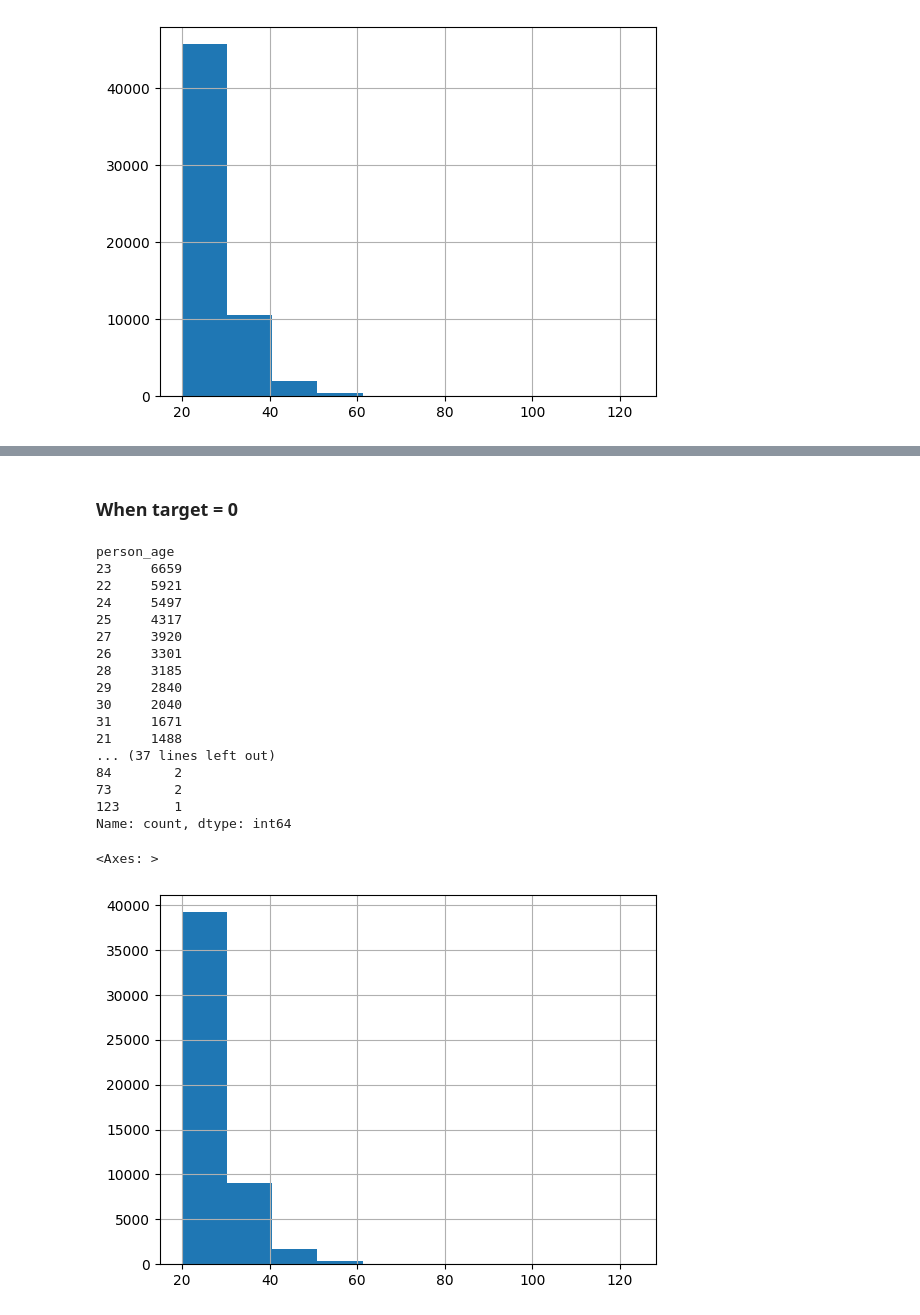
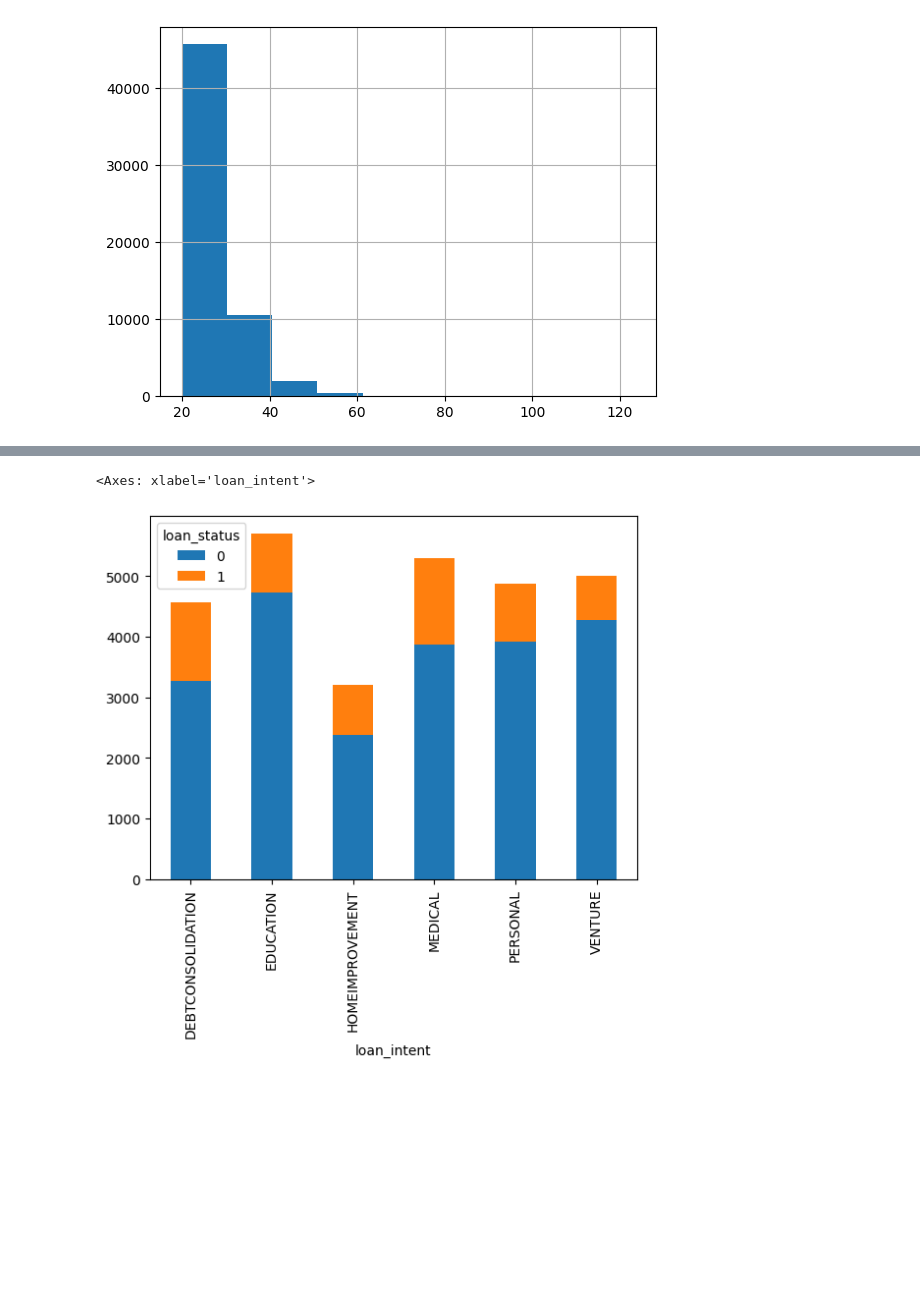
Before and after one commit to Ekatche/MLops_Loan_pred, a Jupyter notebook: notebooks/analysing.ipynb, the cells around one changed output, grey strips where cells are left out. Saved outputs shown, nothing was run; the diff lists cells and outputs as text; code cells hidden in the pictures; blank space fills up the shorter version.

```diff
--- a/notebooks/analysing.ipynb
+++ b/notebooks/analysing.ipynb
@@ -185,2 +252,0 @@ positive_subset["person_age"].hist()
-# %% [markdown]
-### When target = 0
@@ -189,25 +253,5 @@ negative_subset = train_data[train_data["loan_status"]==0]
-# %%
-negative_subset["person_age"].value_counts()
-# %% [output]
-person_age
-23     6659
-22     5921
-24     5497
-25     4317
-27     3920
-26     3301
-28     3185
-29     2840
-30     2040
-31     1671
-21     1488
-... (37 lines left out)
-84        2
-73        2
-123       1
-Name: count, dtype: int64
-# %%
-negative_subset["person_age"].hist()
-# %% [output]
-<Axes: >
-[figure, removed]
+# %%
+train_data.groupby("loan_intent")["loan_status"].value_counts().unstack().plot(kind='bar', stacked=True)
+# %% [output]
+<Axes: xlabel='loan_intent'>
+[figure, added]
```
Also changed, not shown: parts of 27 cells of this notebook, 2 other files.
